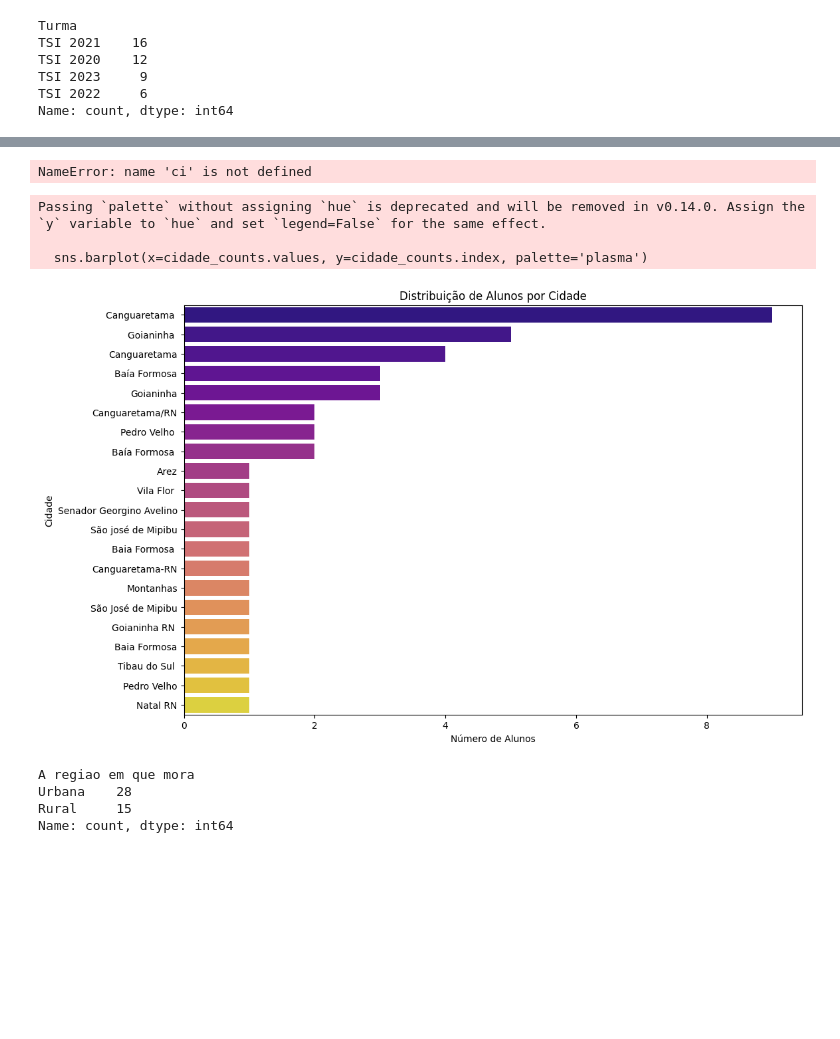
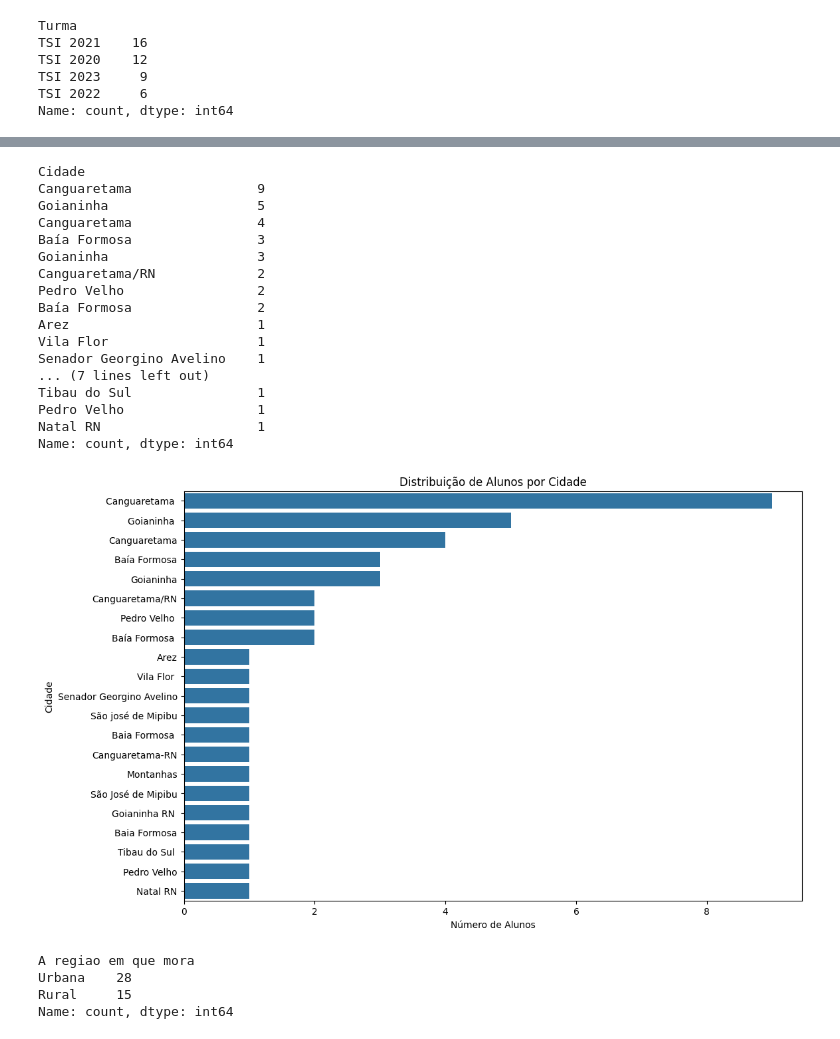
Before and after one commit to Thurcavalcante/analise-curso-tsi, a Jupyter notebook: Curso-TSI.ipynb, the cells around one changed output, grey strips where cells are left out. Saved outputs shown, nothing was run; the diff lists cells and outputs as text; code cells hidden in the pictures; blank space fills up the shorter version.

```diff
--- a/Curso-TSI.ipynb
+++ b/Curso-TSI.ipynb
@@ -42,22 +50,35 @@ Passing `palette` without assigning `hue` is deprecated and will be removed in v
 # 2. Distribuição por Cidade e Região
 # Contagem de alunos por cidade
 cidade_counts = df['Cidade'].value_counts()
-ci
+cidade_counts
 # %% [output]
-NameError: name 'ci' is not defined
+Cidade
+Canguaretama                9
+Goianinha                   5
+Canguaretama                4
+Baía Formosa                3
+Goianinha                   3
+Canguaretama/RN             2
+Pedro Velho                 2
+Baía Formosa                2
+Arez                        1
+Vila Flor                   1
+Senador Georgino Avelino    1
+... (7 lines left out)
+Tibau do Sul                1
+Pedro Velho                 1
+Natal RN                    1
+Name: count, dtype: int64
 # %%
 # Visualização da distribuição por cidade
 plt.figure(figsize=(12, 8))
-sns.barplot(x=cidade_counts.values, y=cidade_counts.index, palette='plasma')
+sns.barplot(x=cidade_counts.values, y=cidade_counts.index)
 plt.title('Distribuição de Alunos por Cidade')
 plt.xlabel('Número de Alunos')
 plt.ylabel('Cidade')
 plt.show()
 # %% [output]
-Passing `palette` without assigning `hue` is deprecated and will be removed in v0.14.0. Assign the `y` variable to `hue` and set `legend=False` for the same effect.
-
-  sns.barplot(x=cidade_counts.values, y=cidade_counts.index, palette='plasma')
-[figure, old version]
+[figure, new version]
 # %%
 # Contagem de alunos por região
 regiao_counts = df['A regiao em que mora'].value_counts()
```
Also changed, not shown: parts of 8 cells of this notebook, 3 other files.
